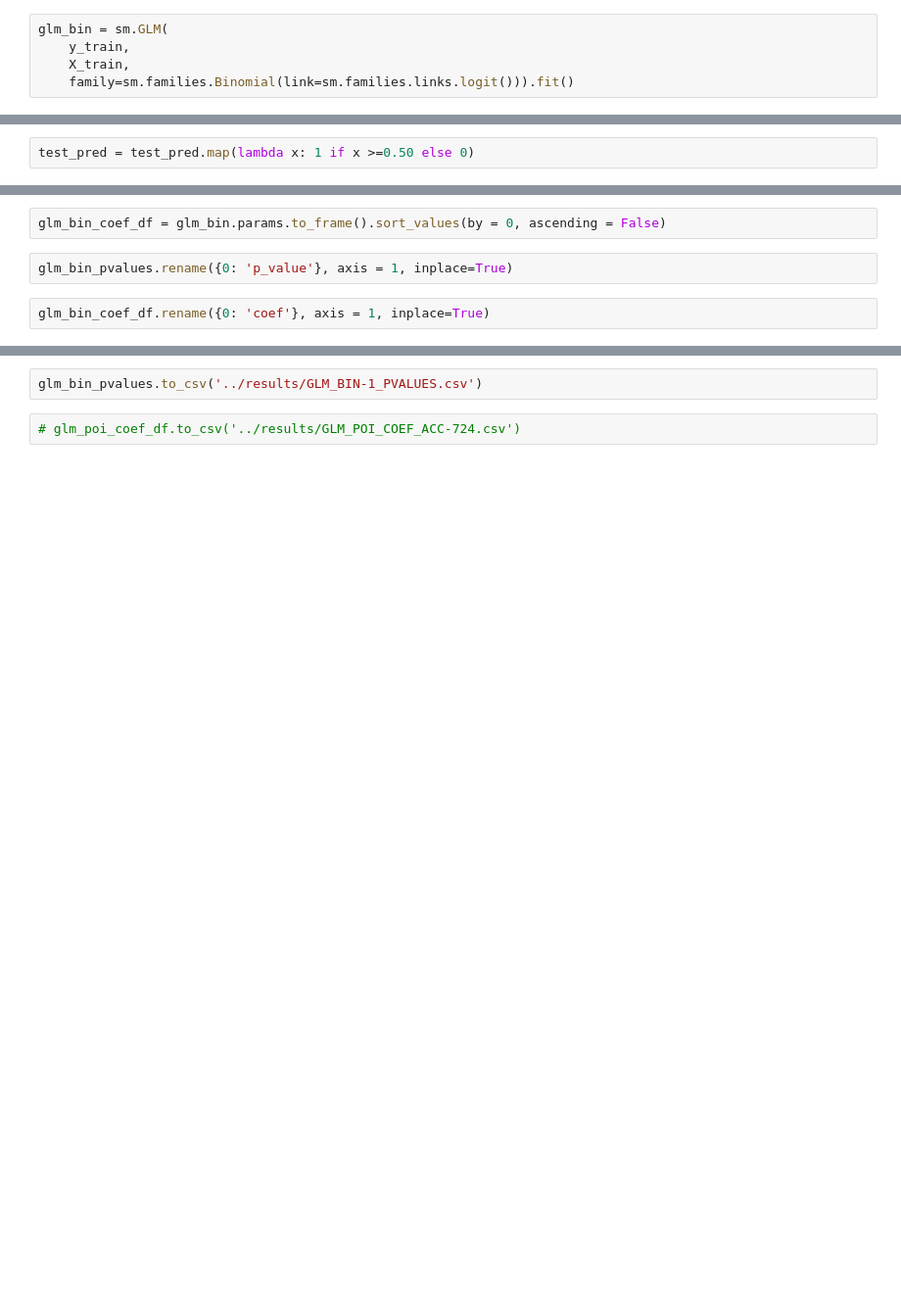
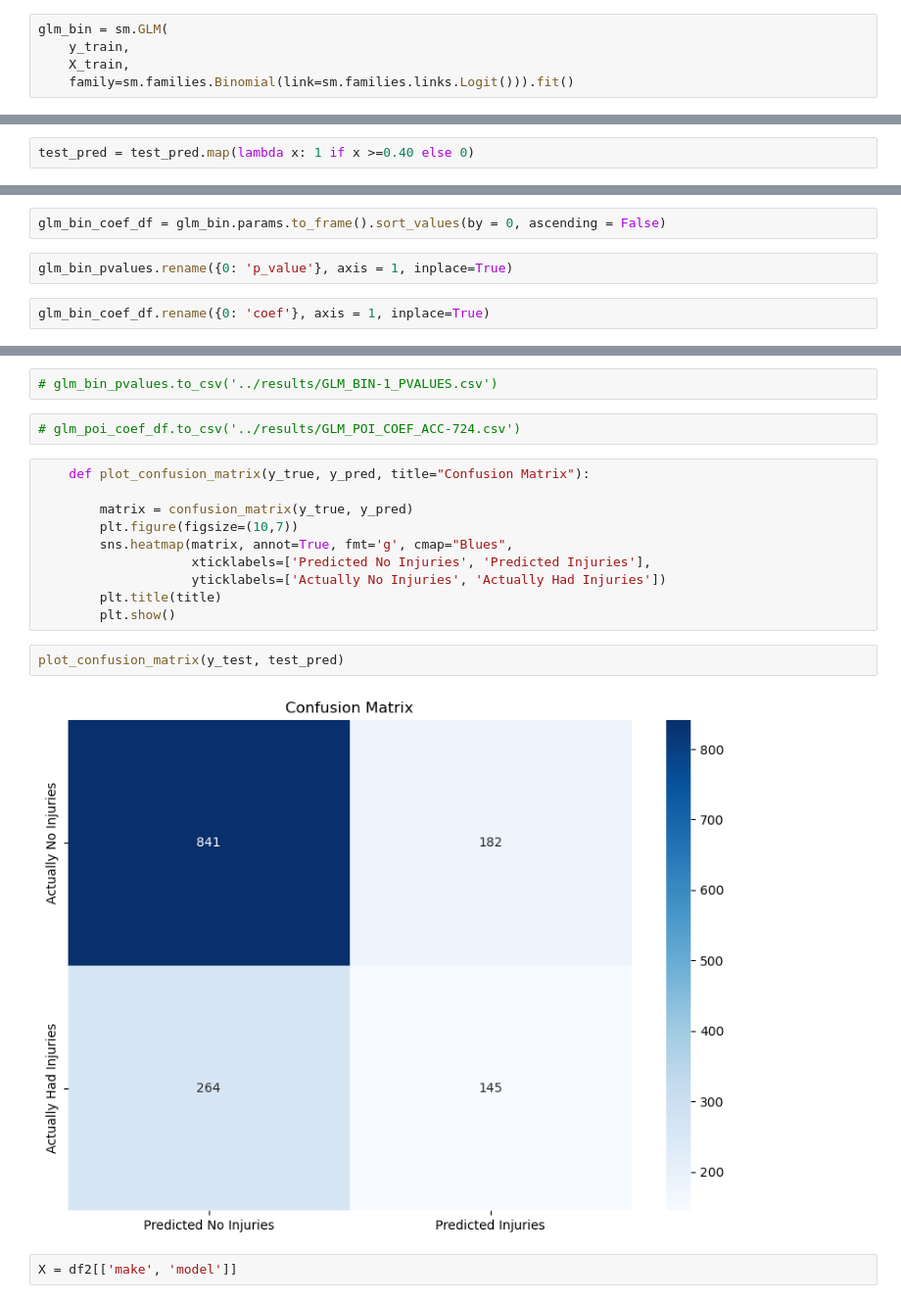
Before and after one commit to TheMirch/dsi-group-project, a Jupyter notebook: code/mike_modeling.ipynb, the cells around one changed output, grey strips where cells are left out. Shown at 98% size. Drawn from its saved outputs; the diff is of its cells as text; blank space fills up the shorter version.

Commit message:
model maker done!

```diff
--- a/code/mike_modeling.ipynb
+++ b/code/mike_modeling.ipynb
@@ -219,13 +117,13 @@ X_train, X_test, y_train, y_test = train_test_split(X_con, y, random_state=2023)
 glm_bin = sm.GLM(
     y_train,
     X_train,
-    family=sm.families.Binomial(link=sm.families.links.logit())).fit()
+    family=sm.families.Binomial(link=sm.families.links.Logit())).fit()
 # %%
 glm_bin_results = glm_bin.summary()
 # %%
 test_pred = glm_bin.predict(X_test)
 # %%
-test_pred = test_pred.map(lambda x: 1 if x >=0.50 else 0)
+test_pred = test_pred.map(lambda x: 1 if x >=0.40 else 0)
 # %%
 def glm_accuracy(model, x, y):
     test_pred = model.predict(x)
@@ -257,4 +182,20 @@ glm_bin_coef_df.rename({0: 'coef'}, axis = 1, inplace=True)
 # %%
-glm_bin_pvalues.to_csv('../results/GLM_BIN-1_PVALUES.csv')
+# glm_bin_pvalues.to_csv('../results/GLM_BIN-1_PVALUES.csv')
 # %%
 # glm_poi_coef_df.to_csv('../results/GLM_POI_COEF_ACC-724.csv')
+# %%
+    def plot_confusion_matrix(y_true, y_pred, title="Confusion Matrix"):
+
+        matrix = confusion_matrix(y_true, y_pred)
+        plt.figure(figsize=(10,7))
+        sns.heatmap(matrix, annot=True, fmt='g', cmap="Blues",
+                    xticklabels=['Predicted No Injuries', 'Predicted Injuries'],
+                    yticklabels=['Actually No Injuries', 'Actually Had Injuries'])
+        plt.title(title)
+        plt.show()
+# %%
+plot_confusion_matrix(y_test, test_pred)
+# %% [output]
+[figure, added]
+# %%
+X = df2[['make', 'model']]
```
Also changed, not shown: parts of 50 cells of this notebook, 4 other files.
